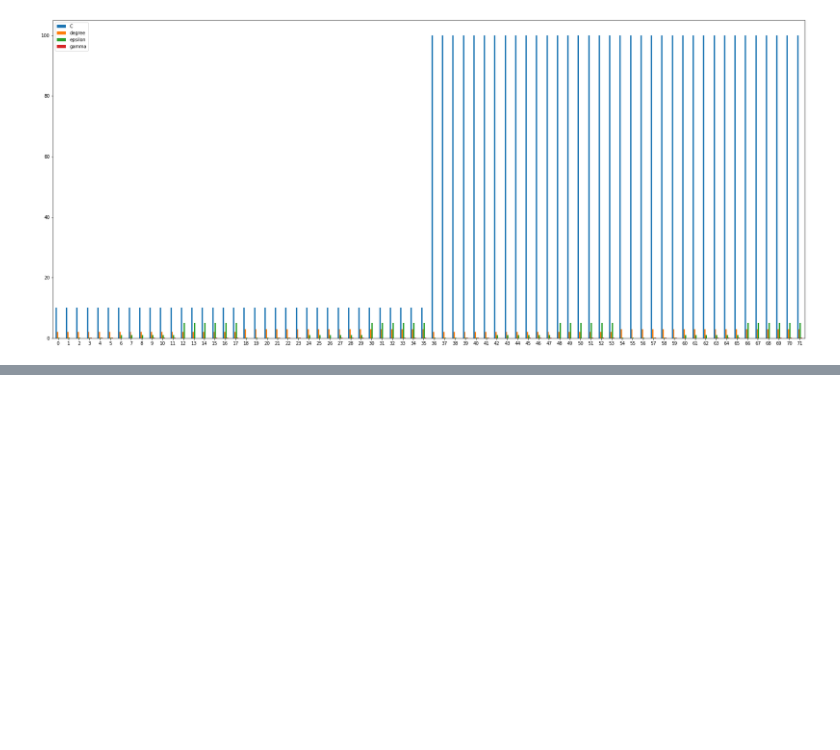
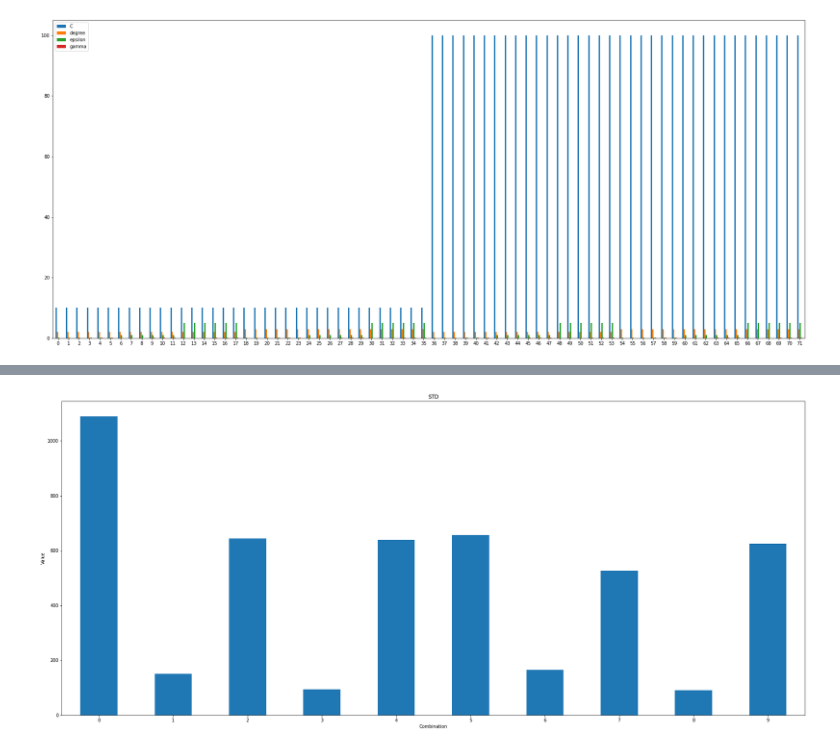
Before and after one commit to astrrr/ML-Lab, a Jupyter notebook: Activity6_ML.ipynb, the cells around one changed output, grey strips where cells are left out. Drawn from its saved outputs; the diff is of its cells as text; code cells hidden in the pictures; blank space fills up the shorter version.

```diff
--- a/Activity6_ML.ipynb
+++ b/Activity6_ML.ipynb
@@ -1055,0 +1160,4 @@ plt.show()
+# %%
+ax2 = df_std_rand.plot.bar(rot=0, figsize=(30,13),xlabel='Combination', ylabel='Value',legend=False, title='STD')
+# %% [output]
+[figure, added]
```
Also changed, not shown: parts of 36 cells of this notebook.
